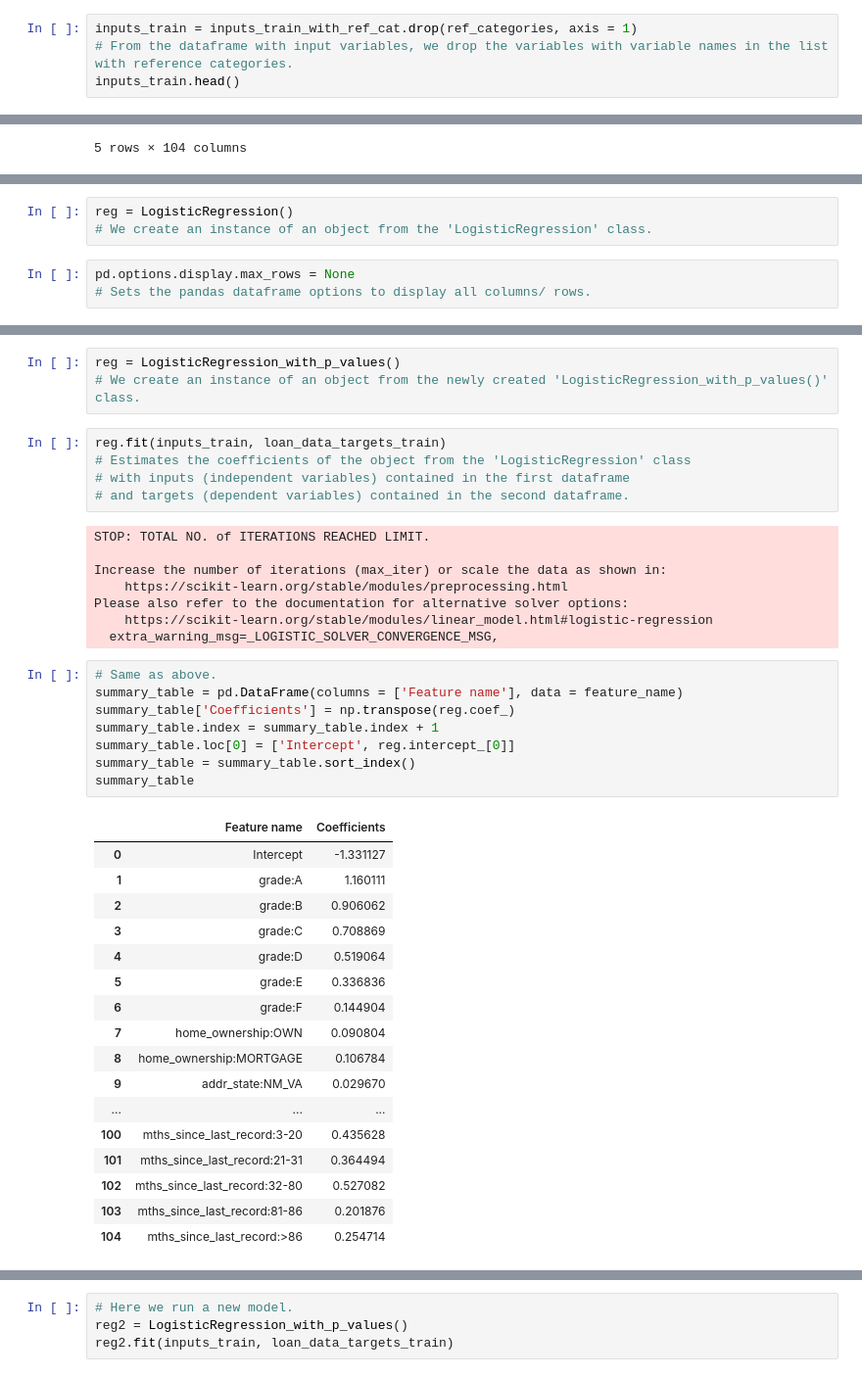
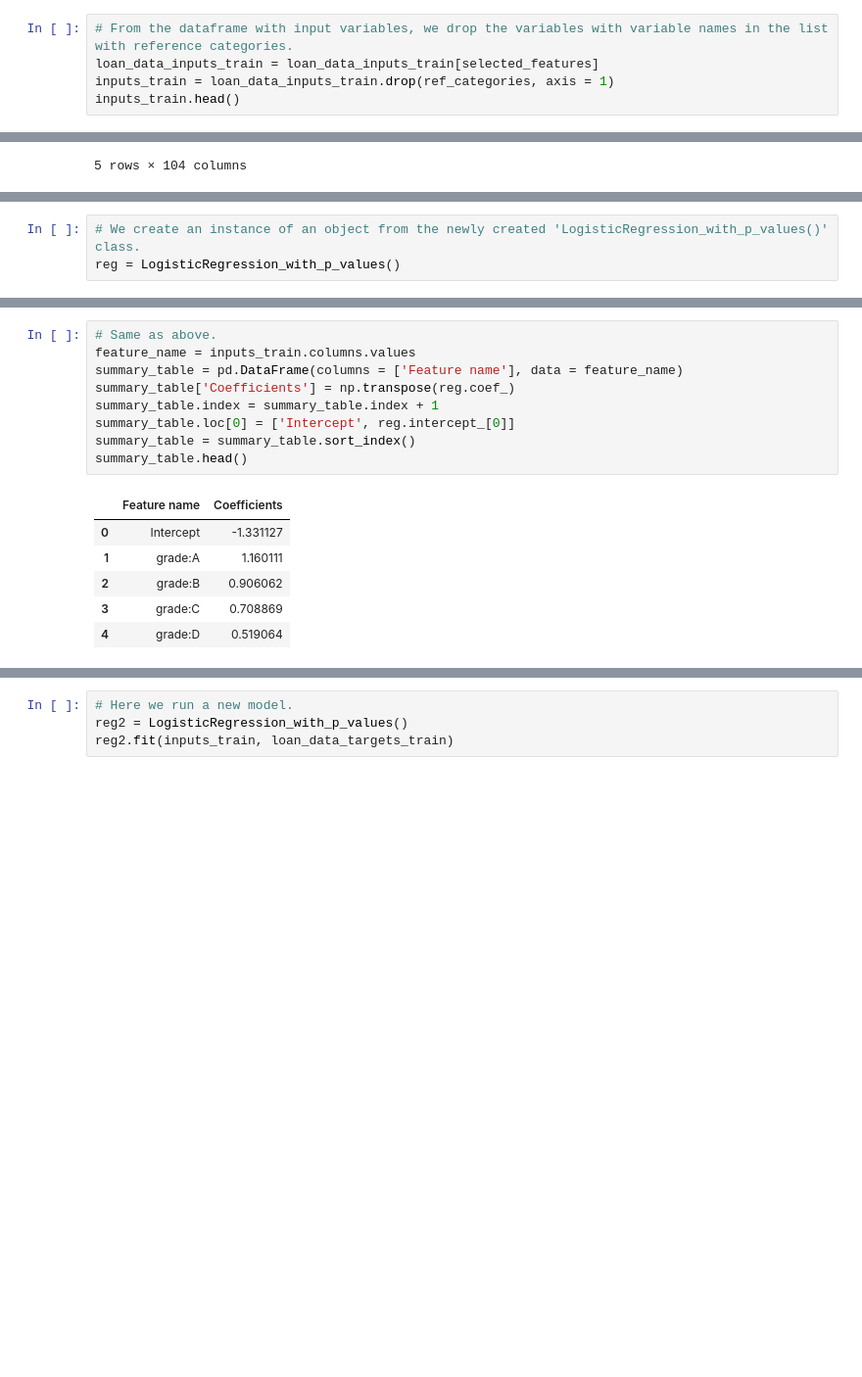
Before and after one commit to Sidhus234/credit-risk-modeling-with-python, a Jupyter notebook: Codes/03 PD Model.ipynb, the cells around one changed output, grey strips where cells are left out. Shown at 98% size. Drawn from its saved outputs; the diff is of its cells as text; blank space fills up the shorter version.

```diff
--- a/Codes/03 PD Model.ipynb
+++ b/Codes/03 PD Model.ipynb
@@ -207,6 +130,7 @@ ref_categories = ['grade:G',
 # %%
-inputs_train = inputs_train_with_ref_cat.drop(ref_categories, axis = 1)
 # From the dataframe with input variables, we drop the variables with variable names in the list with reference categories.
+loan_data_inputs_train = loan_data_inputs_train[selected_features]
+inputs_train = loan_data_inputs_train.drop(ref_categories, axis = 1)
 inputs_train.head()
 # %% [output]
 |  | grade:A | grade:B | grade:C | grade:D | grade:E | grade:F | home_ownership:OWN | home_ownership:MORTGAGE | ... |
@@ -226,6 +178,3 @@ from sklearn import metrics
 # %%
-reg = LogisticRegression()
-# We create an instance of an object from the 'LogisticRegression' class.
+# We create an instance of an object from the newly created 'LogisticRegression_with_p_values()' class.
+reg = LogisticRegression_with_p_values()
-# %%
-pd.options.display.max_rows = None
-# Sets the pandas dataframe options to display all columns/ rows.
@@ -368,42 +194,16 @@ class LogisticRegression_with_p_values:
-# %%
-reg = LogisticRegression_with_p_values()
-# We create an instance of an object from the newly created 'LogisticRegression_with_p_values()' class.
-# %%
-reg.fit(inputs_train, loan_data_targets_train)
-# Estimates the coefficients of the object from the 'LogisticRegression' class
-# with inputs (independent variables) contained in the first dataframe
-# and targets (dependent variables) contained in the second dataframe.
-# %% [output]
-STOP: TOTAL NO. of ITERATIONS REACHED LIMIT.
-
-Increase the number of iterations (max_iter) or scale the data as shown in:
-    https://scikit-learn.org/stable/modules/preprocessing.html
-Please also refer to the documentation for alternative solver options:
-    https://scikit-learn.org/stable/modules/linear_model.html#logistic-regression
-  extra_warning_msg=_LOGISTIC_SOLVER_CONVERGENCE_MSG,
 # %%
 # Same as above.
+feature_name = inputs_train.columns.values
 summary_table = pd.DataFrame(columns = ['Feature name'], data = feature_name)
 summary_table['Coefficients'] = np.transpose(reg.coef_)
 summary_table.index = summary_table.index + 1
 summary_table.loc[0] = ['Intercept', reg.intercept_[0]]
 summary_table = summary_table.sort_index()
-summary_table
+summary_table.head()
 # %% [output]
 |  | Feature name | Coefficients |
 | 0 | Intercept | -1.331127 |
 | 1 | grade:A | 1.160111 |
 | 2 | grade:B | 0.906062 |
 | 3 | grade:C | 0.708869 |
 | 4 | grade:D | 0.519064 |
-| 5 | grade:E | 0.336836 |
-| 6 | grade:F | 0.144904 |
-| 7 | home_ownership:OWN | 0.090804 |
-| 8 | home_ownership:MORTGAGE | 0.106784 |
-| 9 | addr_state:NM_VA | 0.029670 |
-| ... | ... | ... |
-| 100 | mths_since_last_record:3-20 | 0.435628 |
-| 101 | mths_since_last_record:21-31 | 0.364494 |
-| 102 | mths_since_last_record:32-80 | 0.527082 |
-| 103 | mths_since_last_record:81-86 | 0.201876 |
-| 104 | mths_since_last_record:>86 | 0.254714 |
```
Also changed, not shown: parts of 199 cells of this notebook.
